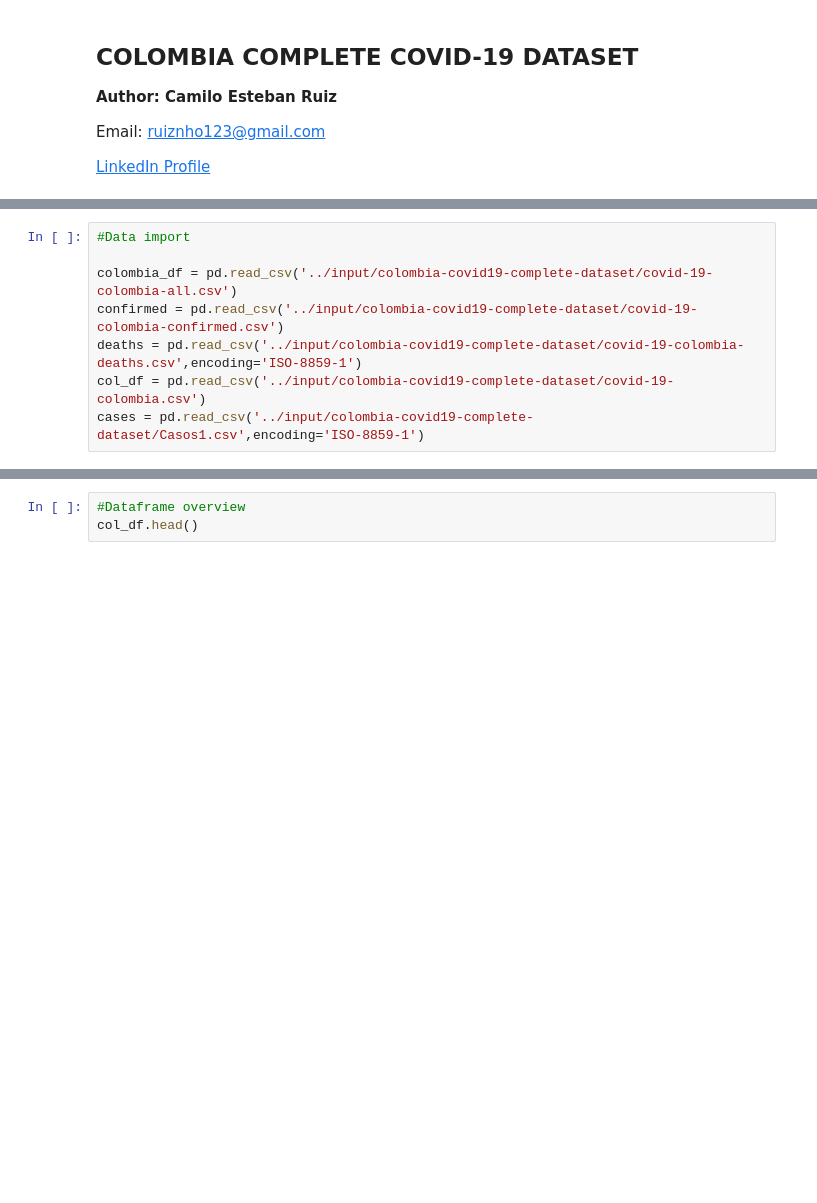
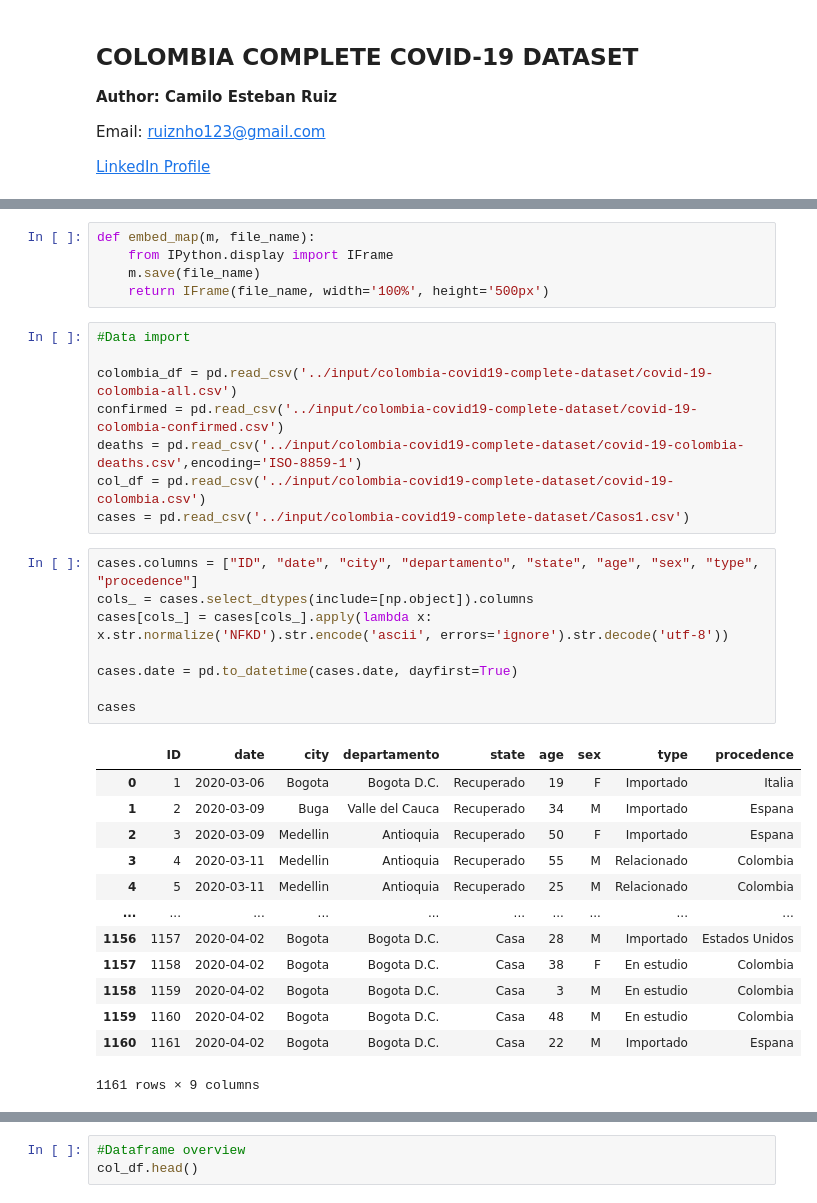
Before and after one commit to camesruiz/Colombia-COVID19, a Jupyter notebook: Colombia COVID-19 Insights.ipynb, the cells around one changed output, grey strips where cells are left out. Saved outputs shown, nothing was run; the diff lists cells and outputs as text; blank space fills up the shorter version.

```diff
--- a/Colombia COVID-19 Insights.ipynb
+++ b/Colombia COVID-19 Insights.ipynb
@@ -53,3 +63,8 @@ for dirname, _, filenames in os.walk('/kaggle/input'):
+# %%
+def embed_map(m, file_name):
+    from IPython.display import IFrame
+    m.save(file_name)
+    return IFrame(file_name, width='100%', height='500px')
 # %%
 #Data import
 
@@ -57,4 +72,26 @@ colombia_df = pd.read_csv('../input/colombia-covid19-complete-dataset/covid-19-c
 confirmed = pd.read_csv('../input/colombia-covid19-complete-dataset/covid-19-colombia-confirmed.csv')
 deaths = pd.read_csv('../input/colombia-covid19-complete-dataset/covid-19-colombia-deaths.csv',encoding='ISO-8859-1')
 col_df = pd.read_csv('../input/colombia-covid19-complete-dataset/covid-19-colombia.csv')
-cases = pd.read_csv('../input/colombia-covid19-complete-dataset/Casos1.csv',encoding='ISO-8859-1')
+cases = pd.read_csv('../input/colombia-covid19-complete-dataset/Casos1.csv')
+# %%
+cases.columns = ["ID", "date", "city", "departamento", "state", "age", "sex", "type", "procedence"]
+cols_ = cases.select_dtypes(include=[np.object]).columns
+cases[cols_] = cases[cols_].apply(lambda x: x.str.normalize('NFKD').str.encode('ascii', errors='ignore').str.decode('utf-8'))
+
+cases.date = pd.to_datetime(cases.date, dayfirst=True)
+
+cases
+# %% [output]
+|  | ID | date | city | departamento | state | age | sex | type | procedence |
+| 0 | 1 | 2020-03-06 | Bogota | Bogota D.C. | Recuperado | 19 | F | Importado | Italia |
+| 1 | 2 | 2020-03-09 | Buga | Valle del Cauca | Recuperado | 34 | M | Importado | Espana |
+| 2 | 3 | 2020-03-09 | Medellin | Antioquia | Recuperado | 50 | F | Importado | Espana |
+| 3 | 4 | 2020-03-11 | Medellin | Antioquia | Recuperado | 55 | M | Relacionado | Colombia |
+| 4 | 5 | 2020-03-11 | Medellin | Antioquia | Recuperado | 25 | M | Relacionado | Colombia |
+| ... | ... | ... | ... | ... | ... | ... | ... | ... | ... |
+| 1156 | 1157 | 2020-04-02 | Bogota | Bogota D.C. | Casa | 28 | M | Importado | Estados Unidos |
+| 1157 | 1158 | 2020-04-02 | Bogota | Bogota D.C. | Casa | 38 | F | En estudio | Colombia |
+| 1158 | 1159 | 2020-04-02 | Bogota | Bogota D.C. | Casa | 3 | M | En estudio | Colombia |
+| 1159 | 1160 | 2020-04-02 | Bogota | Bogota D.C. | Casa | 48 | M | En estudio | Colombia |
+| 1160 | 1161 | 2020-04-02 | Bogota | Bogota D.C. | Casa | 22 | M | Importado | Espana |
+1161 rows × 9 columns
```
Also changed, not shown: parts of 32 cells of this notebook.
